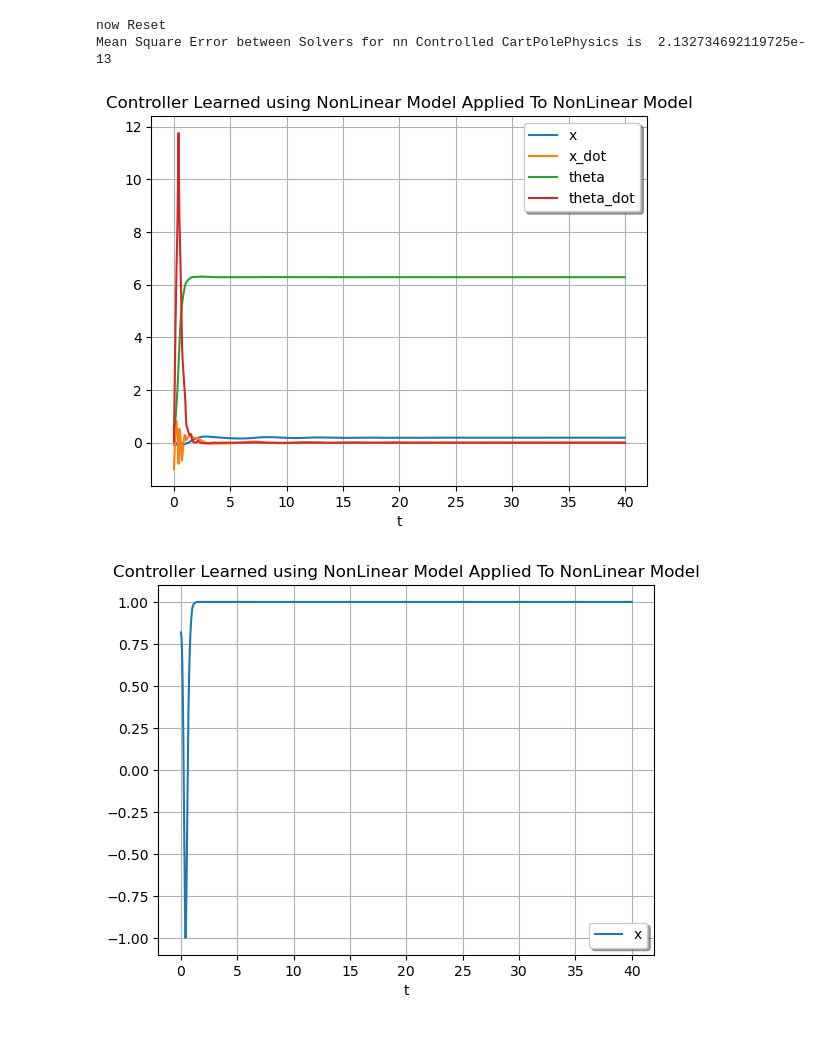
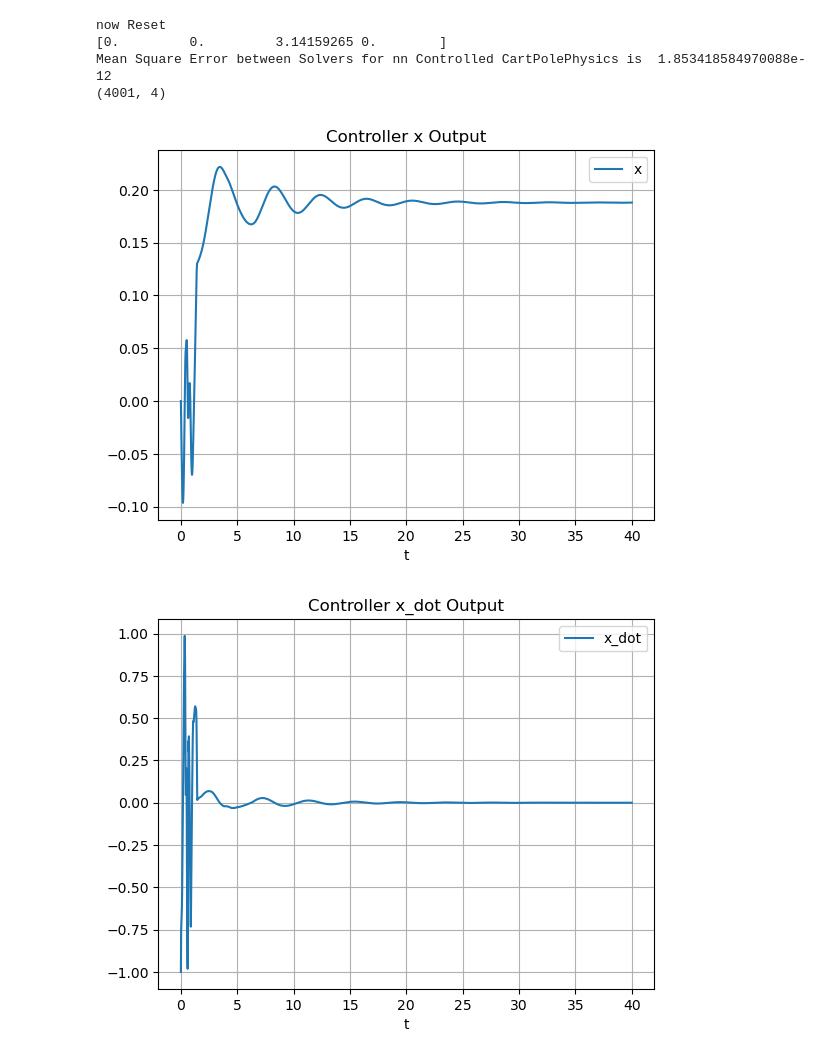
Before and after one commit to Sanchez-Jupiter/GEARS, a Jupyter notebook: Copy_of_save_baseline_result.ipynb, the cells around one changed output. Saved outputs shown, nothing was run; the diff lists cells and outputs as text; code cells hidden in the pictures.

```diff
--- a/Copy_of_save_baseline_result.ipynb
+++ b/Copy_of_save_baseline_result.ipynb
@@ -149,10 +134,12 @@ def nn_Control(x, Wb):
 # x0 = [0.1, - 0.1, -0.1 , 0.1 ]
 seed = 1
 # env = gym.make('NikkiCartPole')
-env = env
+#env = env
 # x0, info = env.reset(seed=seed) # dummyvecenv doesnt take seed as an arg
-env = DummyVecEnv([lambda: gym.make('CartPoleSwingUp', render_mode='rgb_array')])
+#env = DummyVecEnv([lambda: gym.make('CartPoleSwingUp', render_mode='rgb_array')])
+env = gym.make('CartPoleSwingUp', render_mode='human')
 obs0 = env.reset()
+print(obs0)
 # x0, x_dot0, cos0, sin0, theta_dot0 = obs0[0]
 # reset obs = np.array( (np.sin(theta), np.cos(theta), theta_dot, x, x_dot), dtype=np.float32).flatten()
 # step obs = np.array( (x, x_dot, np.cos(theta), np.sin(theta), theta_dot), dtype=np.float32).flatten()
@@ -424,46 +405,66 @@ obs0 = env.reset()
 x0, x_dot0, cos0, sin0, theta_dot0,  = obs0[0]
 theta0 = np.arctan2(sin0, cos0)
 h_in = .01 #This is the step size.
-x_in = np.array((x0, x_dot0, theta0, theta_dot0), dtype=np.float32).flatten()
+x_in = np.array((x0, x_dot0, theta0 - 2 * 3.1415926, theta_dot0), dtype=np.float32).flatten()
 
 (t,nn_controlled_sesip_odeint) = sol_ivp_withControl(dyn_sys=CartPolePhysics , p = p_system, x0 = x_in, h = h_in, Wb=Wb)
 (nn_controlled_sesip_RK4, voltages) = RK4_withCtrl(rhs=CartPolePhysics,
                                                     x0=x_in,
                                                     h = h_in,
                                                     tspan=t,
                                                     p=p_system,
                                                     Wb=Wb)
 
 mse_controls = np.square(nn_controlled_sesip_odeint - nn_controlled_sesip_RK4).mean()
 print('Mean Square Error between Solvers for nn Controlled CartPolePhysics is ', mse_controls)
 
-
-plt.plot(t, nn_controlled_sesip_RK4)
+print(nn_controlled_sesip_RK4.shape)
+plt.plot(t, nn_controlled_sesip_RK4[:, 0], label = name_of_vars[0])
 plt.xlabel('t')
-plt.legend(name_of_vars, shadow=True)
-plt.title('Controller Learned using NonLinear Model Applied To NonLinear Model')
+plt.legend()
+plt.title('Controller x Output')
 plt.grid()
 # plt.ylim((-0.25, 0.5))
 plt.show()
 
 
-plt.plot(t, np.cos(nn_controlled_sesip_RK4[:, 2]))
+plt.plot(t, nn_controlled_sesip_RK4[:, 1], label = name_of_vars[1])
 plt.xlabel('t')
-plt.legend(name_of_vars, shadow=True)
-plt.title('Controller Learned using NonLinear Model Applied To NonLinear Model')
+plt.legend()
+plt.title('Controller x_dot Output')
 plt.grid()
 # plt.ylim((-0.25, 0.5))
 plt.show()
 
-plt.plot(t, voltages)
+
+plt.plot(t, nn_controlled_sesip_RK4[:, 2], label = name_of_vars[2])
 plt.xlabel('t')
-# plt.legend(name_of_vars, shadow=True)
+plt.legend()
+plt.title('Controller theta Output')
+plt.grid()
+# plt.ylim((-0.25, 0.5))
+plt.show()
+
+
+plt.plot(t, nn_controlled_sesip_RK4[:, 3], label = name_of_vars[3])
+plt.xlabel('t')
+plt.legend()
+plt.title('Controller theta_dot Output')
+plt.grid()
+# plt.ylim((-0.25, 0.5))
+plt.show()
+
+plt.plot(t, voltages, label = name_of_vars[0])
+plt.xlabel('t')
+plt.legend()
 plt.title('Controller Voltage Output')
 plt.grid()
 # plt.ylim((-0.25, 0.5))
 plt.show()
 # %% [output]
 now Reset
-Mean Square Error between Solvers for nn Controlled CartPolePhysics is  2.132734692119725e-13
+[0.         0.         3.14159265 0.        ]
+Mean Square Error between Solvers for nn Controlled CartPolePhysics is  1.853418584970088e-12
+(4001, 4)
-[figure, old version]
+[figure, new version]
-[figure, old version]
+[figure, new version]
```
Also changed, not shown: parts of 8 cells of this notebook, 10 other files.
